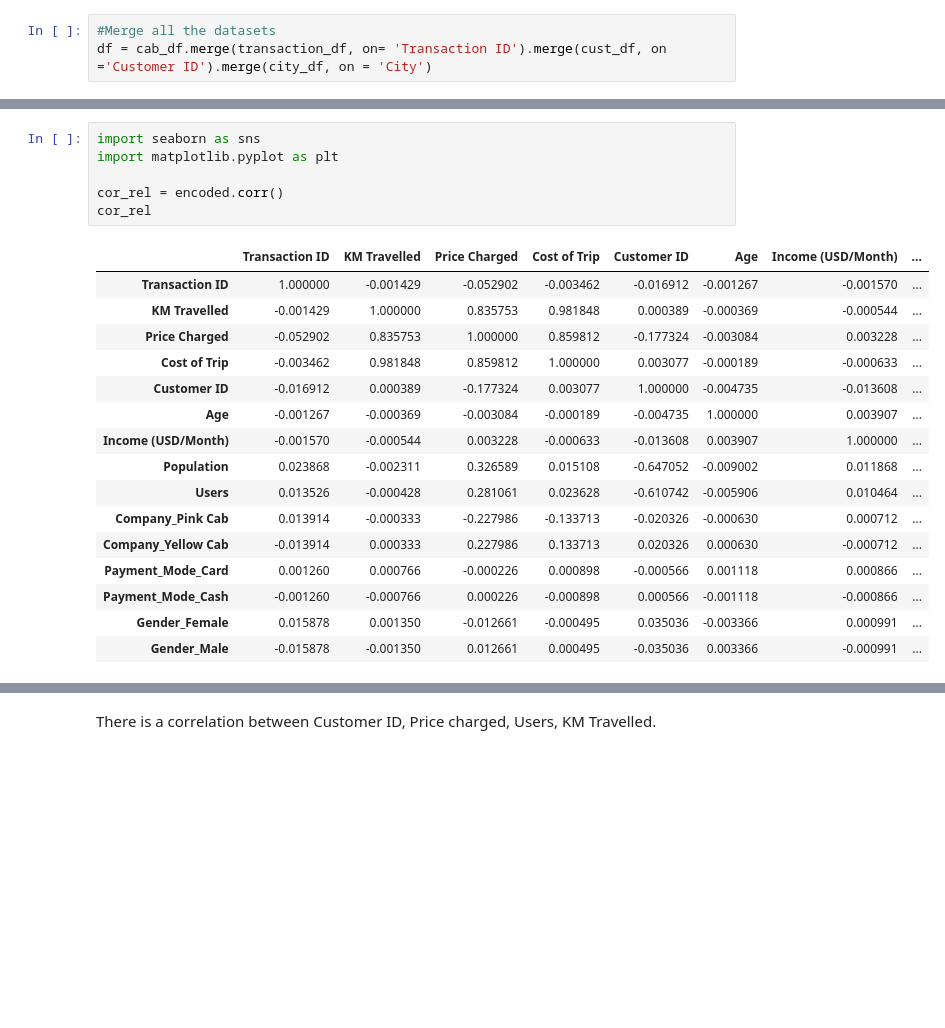
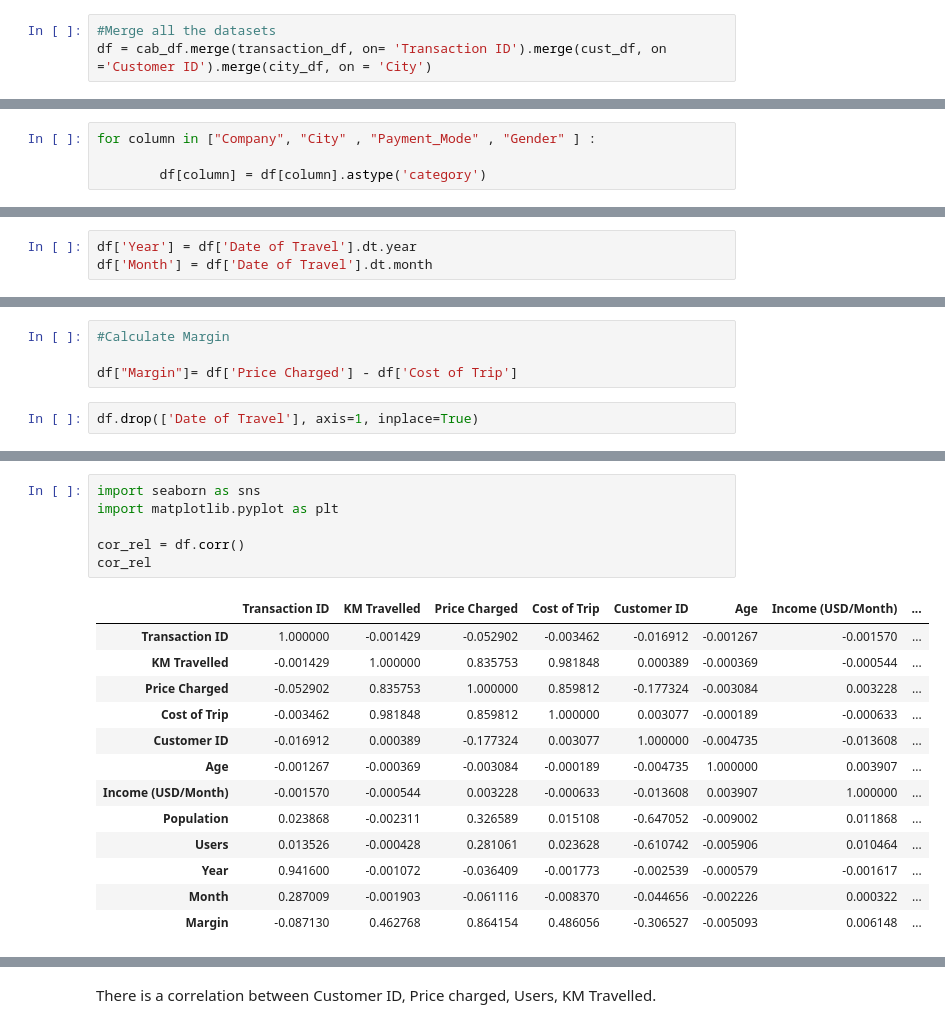
Before and after one commit to farheen11/G2M_Cab-Investment-Firm, a Jupyter notebook: G2M_Cab investment firm Notebook.ipynb, the cells around one changed output, grey strips where cells are left out. Cells and saved outputs as stored; diff of their text form; blank space fills up the shorter version.

```diff
--- a/G2M_Cab investment firm Notebook.ipynb
+++ b/G2M_Cab investment firm Notebook.ipynb
@@ -241,0 +175,4 @@ dtype: object
+# %%
+for column in ["Company", "City" , "Payment_Mode" , "Gender" ] :
+
+        df[column] = df[column].astype('category')
@@ -281,0 +228,3 @@ dtype: int64
+# %%
+df['Year'] = df['Date of Travel'].dt.year
+df['Month'] = df['Date of Travel'].dt.month
@@ -281,0 +247,6 @@ dtype: int64
+# %%
+#Calculate Margin
+
+df["Margin"]= df['Price Charged'] - df['Cost of Trip']
+# %%
+df.drop(['Date of Travel'], axis=1, inplace=True)
@@ -282,26 +269,23 @@ dtype: int64
 # %%
 import seaborn as sns
 import matplotlib.pyplot as plt
 
-cor_rel = encoded.corr()
+cor_rel = df.corr()
 cor_rel
 # %% [output]
 |  | Transaction ID | KM Travelled | Price Charged | Cost of Trip | Customer ID | Age | Income (USD/Month) | ... |
 | Transaction ID | 1.000000 | -0.001429 | -0.052902 | -0.003462 | -0.016912 | -0.001267 | -0.001570 | ... |
 | KM Travelled | -0.001429 | 1.000000 | 0.835753 | 0.981848 | 0.000389 | -0.000369 | -0.000544 | ... |
 | Price Charged | -0.052902 | 0.835753 | 1.000000 | 0.859812 | -0.177324 | -0.003084 | 0.003228 | ... |
 | Cost of Trip | -0.003462 | 0.981848 | 0.859812 | 1.000000 | 0.003077 | -0.000189 | -0.000633 | ... |
 | Customer ID | -0.016912 | 0.000389 | -0.177324 | 0.003077 | 1.000000 | -0.004735 | -0.013608 | ... |
 | Age | -0.001267 | -0.000369 | -0.003084 | -0.000189 | -0.004735 | 1.000000 | 0.003907 | ... |
 | Income (USD/Month) | -0.001570 | -0.000544 | 0.003228 | -0.000633 | -0.013608 | 0.003907 | 1.000000 | ... |
 | Population | 0.023868 | -0.002311 | 0.326589 | 0.015108 | -0.647052 | -0.009002 | 0.011868 | ... |
 | Users | 0.013526 | -0.000428 | 0.281061 | 0.023628 | -0.610742 | -0.005906 | 0.010464 | ... |
-| Company_Pink Cab | 0.013914 | -0.000333 | -0.227986 | -0.133713 | -0.020326 | -0.000630 | 0.000712 | ... |
-| Company_Yellow Cab | -0.013914 | 0.000333 | 0.227986 | 0.133713 | 0.020326 | 0.000630 | -0.000712 | ... |
-| Payment_Mode_Card | 0.001260 | 0.000766 | -0.000226 | 0.000898 | -0.000566 | 0.001118 | 0.000866 | ... |
-| Payment_Mode_Cash | -0.001260 | -0.000766 | 0.000226 | -0.000898 | 0.000566 | -0.001118 | -0.000866 | ... |
-| Gender_Female | 0.015878 | 0.001350 | -0.012661 | -0.000495 | 0.035036 | -0.003366 | 0.000991 | ... |
-| Gender_Male | -0.015878 | -0.001350 | 0.012661 | 0.000495 | -0.035036 | 0.003366 | -0.000991 | ... |
+| Year | 0.941600 | -0.001072 | -0.036409 | -0.001773 | -0.002539 | -0.000579 | -0.001617 | ... |
+| Month | 0.287009 | -0.001903 | -0.061116 | -0.008370 | -0.044656 | -0.002226 | 0.000322 | ... |
+| Margin | -0.087130 | 0.462768 | 0.864154 | 0.486056 | -0.306527 | -0.005093 | 0.006148 | ... |
 # %%
 plt.figure(figsize = (16, 6))
 sns.heatmap(cor_rel, annot = True, cmap = plt.cm.Blues)
```
Also changed, not shown: parts of 69 cells of this notebook, 4 other files.
